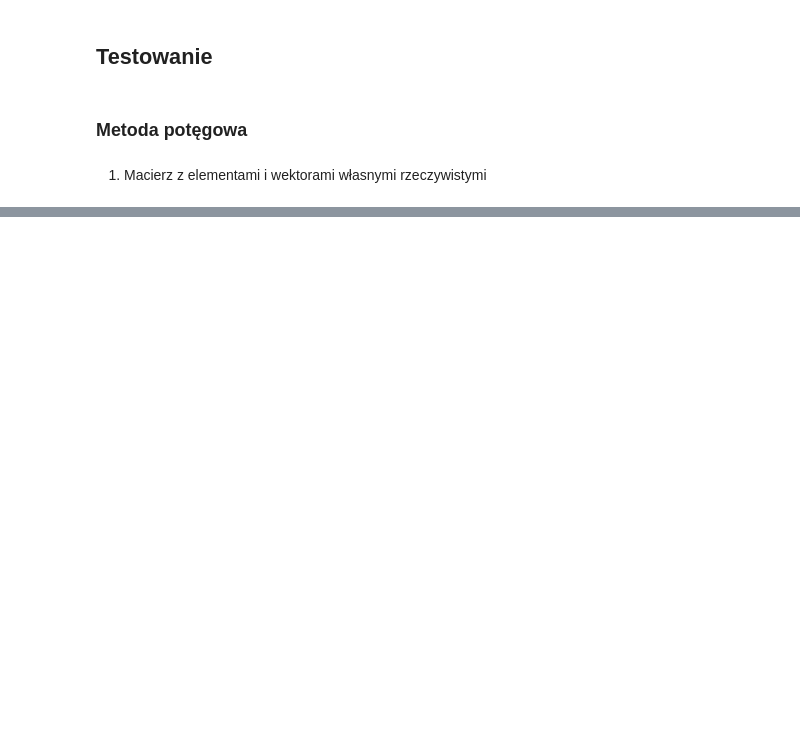
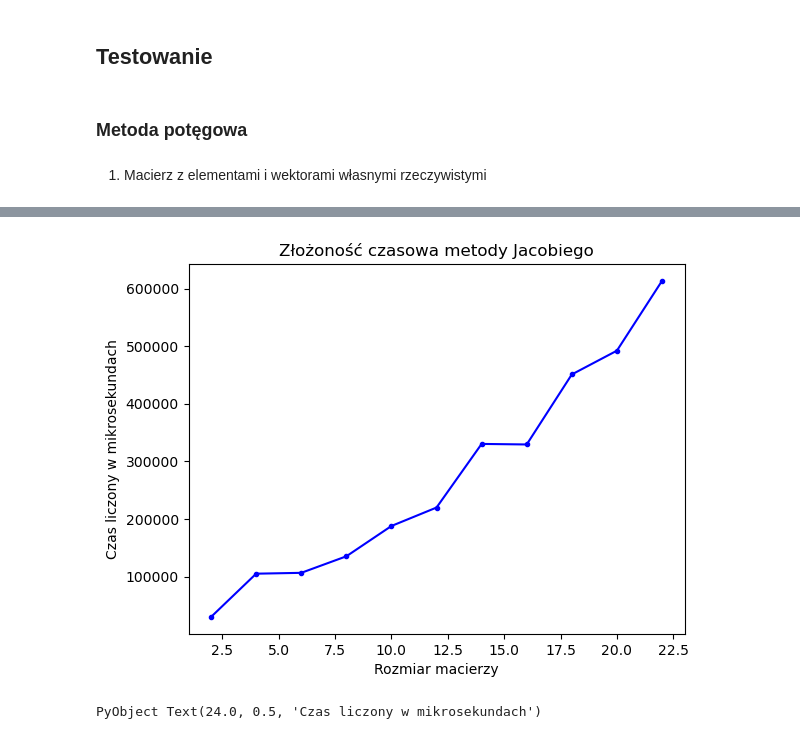
Before and after one commit to jakubkorczakowski/awid-project, a Jupyter notebook: WyznaczanieWartosciWlasnych.ipynb, the cells around one changed output, grey strips where cells are left out. Cells and saved outputs as stored; diff of their text form; code cells hidden in the pictures; blank space fills up the shorter version.

```diff
--- a/WyznaczanieWartosciWlasnych.ipynb
+++ b/WyznaczanieWartosciWlasnych.ipynb
@@ -823,0 +910,8 @@ vectors:
+# %%
+plot(i_values, mean_time_jacobi, "b.-")
+title("Złożoność czasowa metody Jacobiego")
+xlabel("Rozmiar macierzy")
+ylabel("Czas liczony w mikrosekundach")
+# %% [output]
+[figure, added]
+PyObject Text(24.0, 0.5, 'Czas liczony w mikrosekundach')
```
Also changed, not shown: parts of 45 cells of this notebook.
